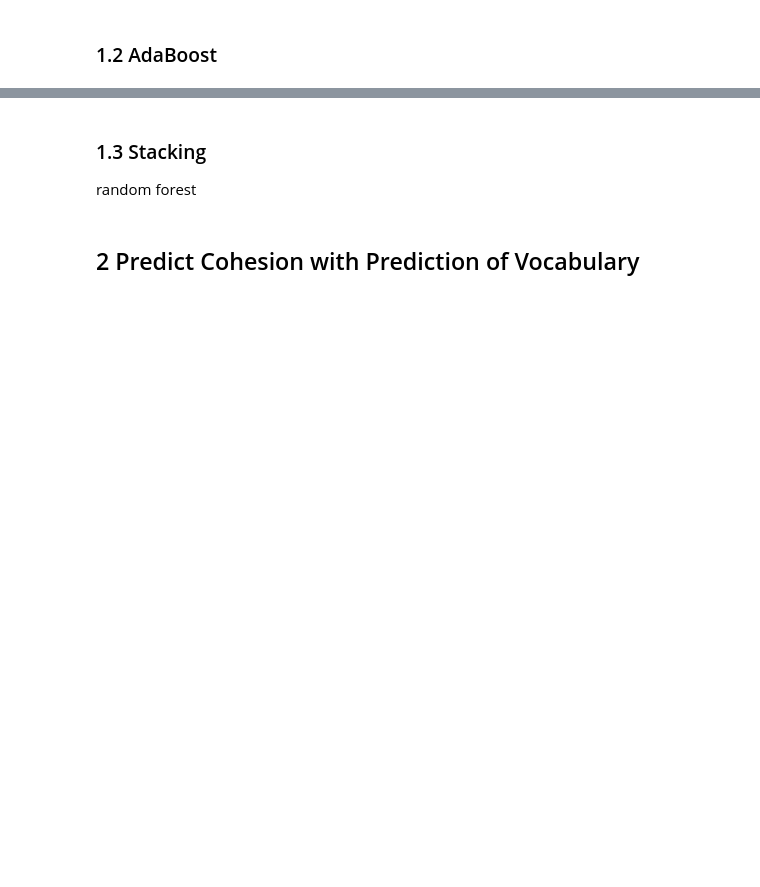
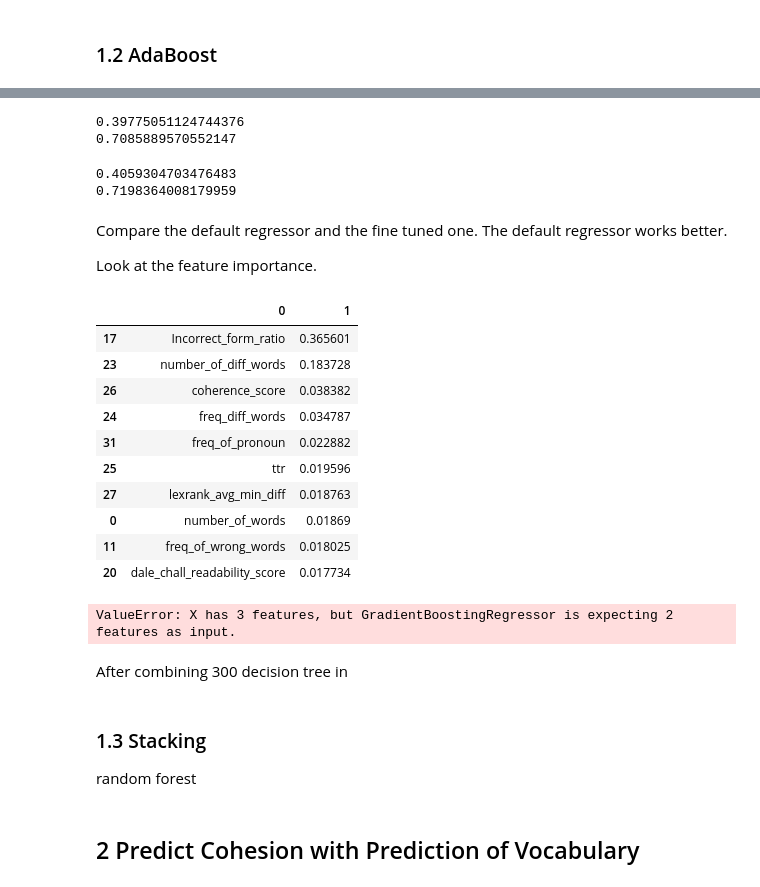
Before and after one commit to Lokki-ki-ki/Text_Marker, a Jupyter notebook: Ensemble Learning.ipynb, the cells around one changed output, grey strips where cells are left out. Saved outputs shown, nothing was run; the diff lists cells and outputs as text; code cells hidden in the pictures; blank space fills up the shorter version.

```diff
--- a/Ensemble Learning.ipynb
+++ b/Ensemble Learning.ipynb
@@ -95,7 +103,7 @@ approximate accuracy =
 # %%
-X_train, X_test, y_train, y_test = train_test_split(X, y, random_state=42)
+X_train, X_test, y_train, y_test = train_test_split(X, y, random_state=42, test_size=0.25)
 vr = VotingRegressor(
-    estimators=[('linear regressor', lr1), ('decision tree', dt1)]
+    estimators=[('linear regressor', lr1), ('decision tree', dt1), ('KNN', knn1)]
 )
 # %%
 vr.fit(X_train, y_train)
@@ -108,2 +116,7 @@ print(score(y_pred1, y_test))
 # %% [markdown]
 ### 1.2 AdaBoost
+# %%
+ar1 = AdaBoostRegressor(
+    base_estimator=DecisionTreeRegressor(criterion='friedman_mse', max_depth=3, min_samples_split=2)
+)
+ar1.fit(X_train, y_train)
@@ -110,3 +202,61 @@ print(score(y_pred1, y_test))
+# %%
+gbr1_adj = GradientBoostingRegressor(
+    criterion = 'friedman_mse',
+    learning_rate = 0.1,
+    loss = 'huber',
+    n_estimators=300
+)
+gbr1_adj.fit(X_train, y_train)
+y_pred_gbr1_adj = gbr1_adj.predict(X_test)
+
+print(accuracy(result(y_pred_gbr1_adj), y_test))
+print(score(y_pred_gbr1_adj, y_test))
+# %% [output]
+0.39775051124744376
+0.7085889570552147
+# %%
+gbr1_1 = GradientBoostingRegressor(n_estimators=300)
+gbr1_1.fit(X_train, y_train)
+y_pred_gbr1_1 = gbr1_1.predict(X_test)
+print(accuracy(result(y_pred_gbr1_1), y_test))
+print(score(y_pred_gbr1_1, y_test))
+# %% [output]
+0.4059304703476483
+0.7198364008179959
+# %% [markdown]
+Compare the default regressor and the fine tuned one. The default regressor works better.
+
+Look at the feature importance.
+# %%
+fi_gbr1_1 = pd.DataFrame([gbr1_1.feature_names_in_, gbr1_1.feature_importances_]).T
+fi_gbr1_1 = fi_gbr1_1.sort_values(by=1,ascending=False)
+fi_gbr1_1.head(10)
+# %% [output]
+|  | 0 | 1 |
+| 17 | Incorrect_form_ratio | 0.365601 |
+| 23 | number_of_diff_words | 0.183728 |
+| 26 | coherence_score | 0.038382 |
+| 24 | freq_diff_words | 0.034787 |
+| 31 | freq_of_pronoun | 0.022882 |
+| 25 | ttr | 0.019596 |
+| 27 | lexrank_avg_min_diff | 0.018763 |
+| 0 | number_of_words | 0.01869 |
+| 11 | freq_of_wrong_words | 0.018025 |
+| 20 | dale_chall_readability_score | 0.017734 |
+# %%
+X_train_gbr1_1_res = X_train[['Incorrect_form_ratio','number_of_diff_words','coherence_score']]
+y_train_gbr1_1_res = y_train
+X_test_gbr1_1_res = X_test[['Incorrect_form_ratio','number_of_diff_words','coherence_score']]
+y_test_gbr1_1_res = y_test
+gbr1_1_res = GradientBoostingRegressor()
+gbr1_1_res.fit(X_train_gbr1_1_res, y_train_gbr1_1_res)
+y_pred_gbr1_1_res = gbr1_res.predict(X_test_gbr1_1_res)
+print(accuracy(result(y_pred_gbr1_1_res), y_test_gbr1_1_res))
+print(score(y_pred_gbr1_1_res, y_test_gbr1_1_res))
+# %% [output]
+ValueError: X has 3 features, but GradientBoostingRegressor is expecting 2 features as input.
+# %% [markdown]
+After combining 300 decision tree in
 # %% [markdown]
 ### 1.3 Stacking
 
```
Also changed, not shown: parts of 16 cells of this notebook, 2 other files.
